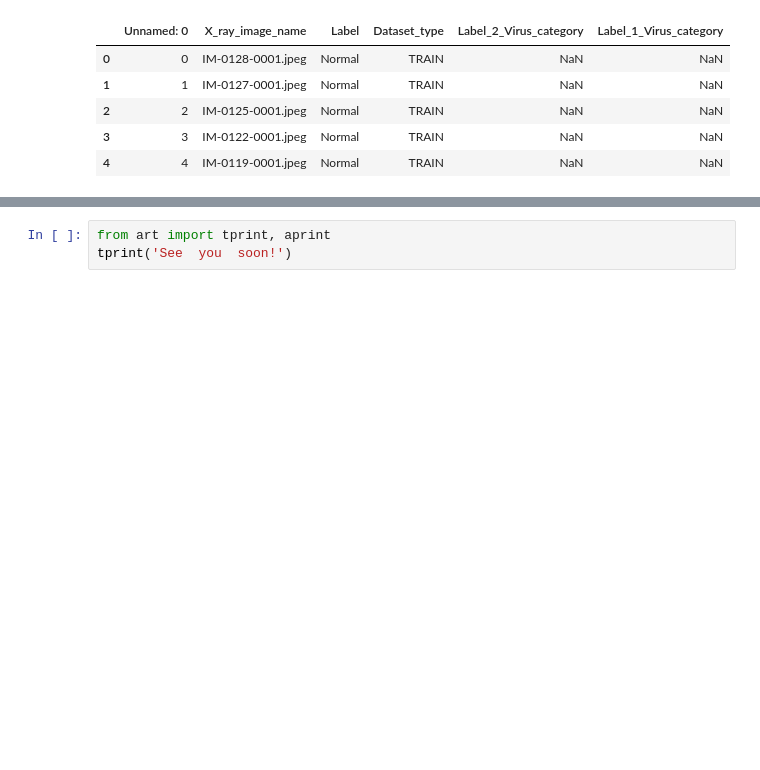
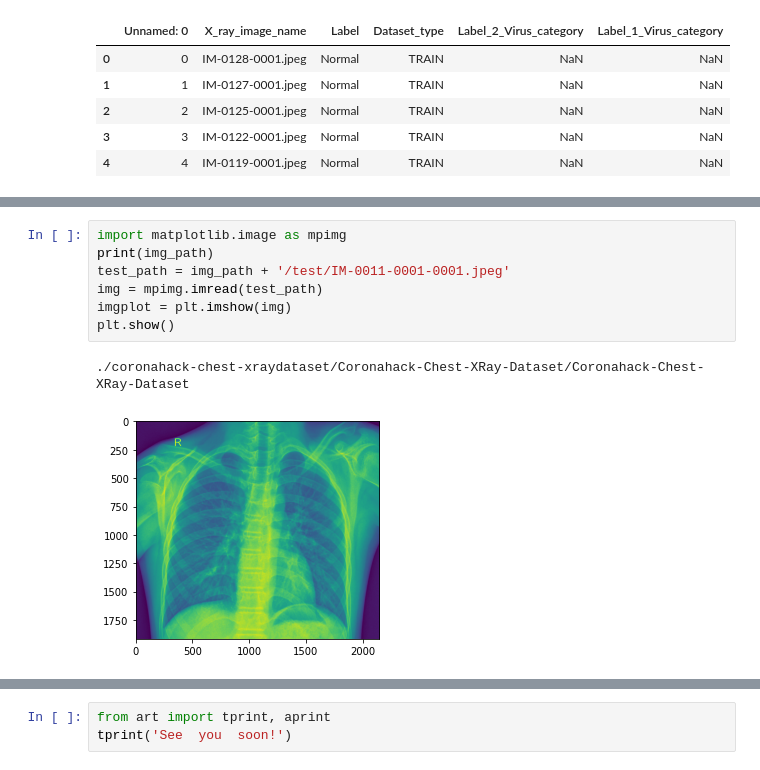
Before and after one commit to martinel-UAS/projects, a Jupyter notebook: Assignment_5/Assignment_5.ipynb, the cells around one changed output, grey strips where cells are left out. Cells and saved outputs as stored; diff of their text form; blank space fills up the shorter version.

```diff
--- a/Assignment_5/Assignment_5.ipynb
+++ b/Assignment_5/Assignment_5.ipynb
@@ -457,0 +638,10 @@ train_df.head(5)
+# %%
+import matplotlib.image as mpimg
+print(img_path)
+test_path = img_path + '/test/IM-0011-0001-0001.jpeg'
+img = mpimg.imread(test_path)
+imgplot = plt.imshow(img)
+plt.show()
+# %% [output]
+./coronahack-chest-xraydataset/Coronahack-Chest-XRay-Dataset/Coronahack-Chest-XRay-Dataset
+[figure, added]
```
Also changed, not shown: parts of 33 cells of this notebook.
